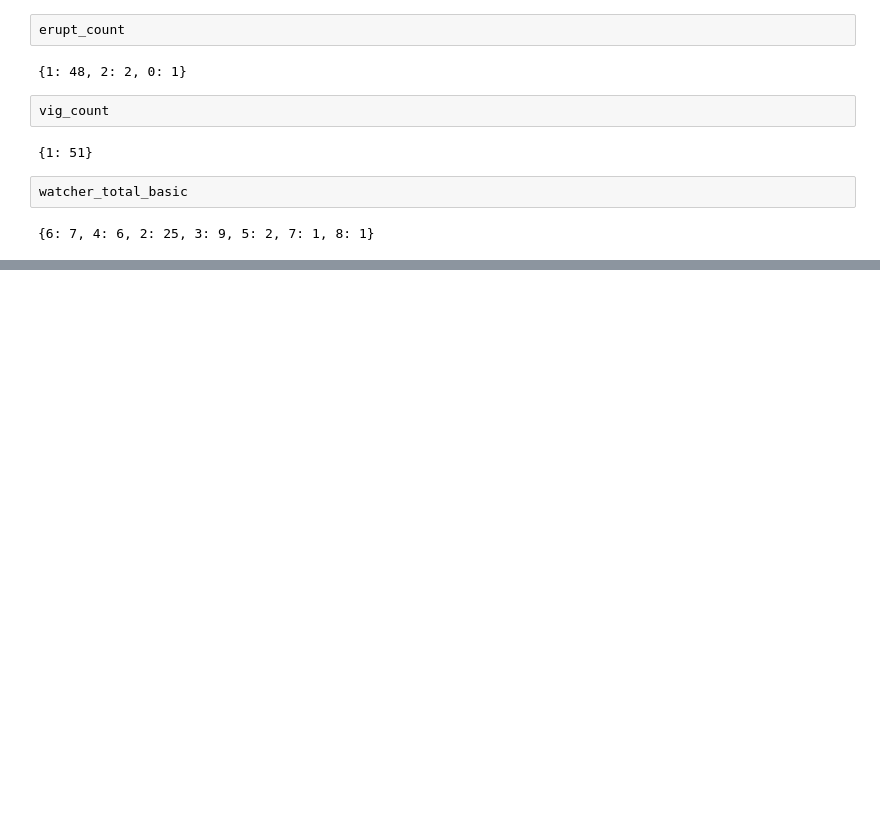
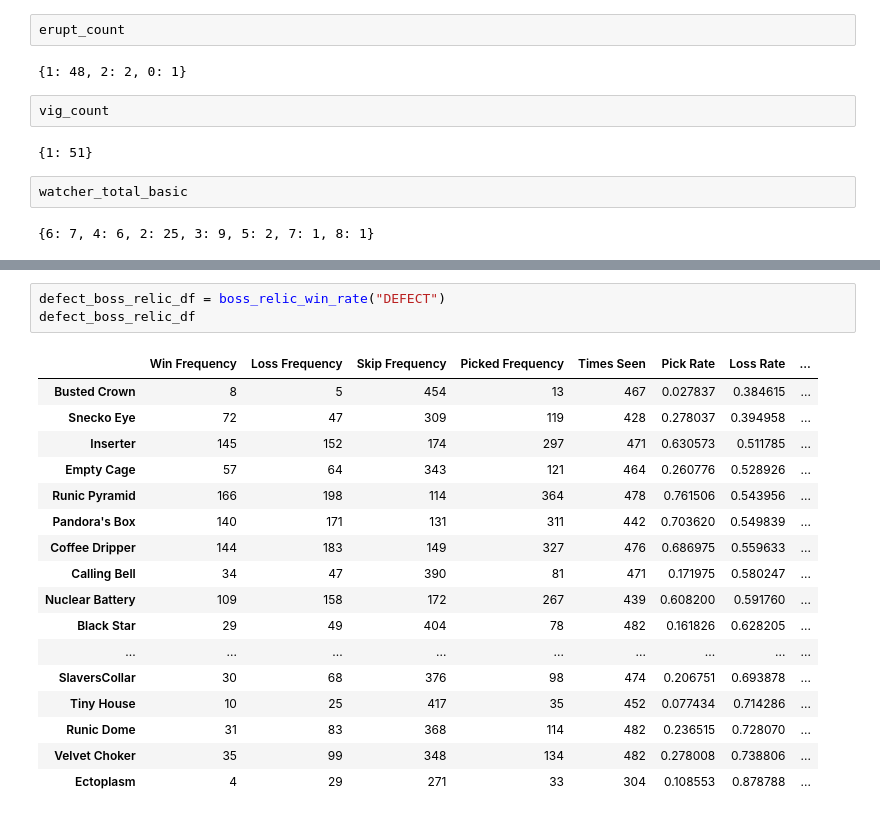
Before and after one commit to yuelongzheng/SlayTheSpire, a Jupyter notebook: Analysis.ipynb, the cells around one changed output, grey strips where cells are left out. Drawn from its saved outputs; the diff is of its cells as text; blank space fills up the shorter version.

```diff
--- a/Analysis.ipynb
+++ b/Analysis.ipynb
@@ -1512,0 +1594,21 @@ watcher_total_basic
+# %%
+defect_boss_relic_df = boss_relic_win_rate("DEFECT")
+defect_boss_relic_df
+# %% [output]
+|  | Win Frequency | Loss Frequency | Skip Frequency | Picked Frequency | Times Seen | Pick Rate | Loss Rate | ... |
+| Busted Crown | 8 | 5 | 454 | 13 | 467 | 0.027837 | 0.384615 | ... |
+| Snecko Eye | 72 | 47 | 309 | 119 | 428 | 0.278037 | 0.394958 | ... |
+| Inserter | 145 | 152 | 174 | 297 | 471 | 0.630573 | 0.511785 | ... |
+| Empty Cage | 57 | 64 | 343 | 121 | 464 | 0.260776 | 0.528926 | ... |
+| Runic Pyramid | 166 | 198 | 114 | 364 | 478 | 0.761506 | 0.543956 | ... |
+| Pandora's Box | 140 | 171 | 131 | 311 | 442 | 0.703620 | 0.549839 | ... |
+| Coffee Dripper | 144 | 183 | 149 | 327 | 476 | 0.686975 | 0.559633 | ... |
+| Calling Bell | 34 | 47 | 390 | 81 | 471 | 0.171975 | 0.580247 | ... |
+| Nuclear Battery | 109 | 158 | 172 | 267 | 439 | 0.608200 | 0.591760 | ... |
+| Black Star | 29 | 49 | 404 | 78 | 482 | 0.161826 | 0.628205 | ... |
+| ... | ... | ... | ... | ... | ... | ... | ... | ... |
+| SlaversCollar | 30 | 68 | 376 | 98 | 474 | 0.206751 | 0.693878 | ... |
+| Tiny House | 10 | 25 | 417 | 35 | 452 | 0.077434 | 0.714286 | ... |
+| Runic Dome | 31 | 83 | 368 | 114 | 482 | 0.236515 | 0.728070 | ... |
+| Velvet Choker | 35 | 99 | 348 | 134 | 482 | 0.278008 | 0.738806 | ... |
+| Ectoplasm | 4 | 29 | 271 | 33 | 304 | 0.108553 | 0.878788 | ... |
```
Also changed, not shown: parts of 5 cells of this notebook.
